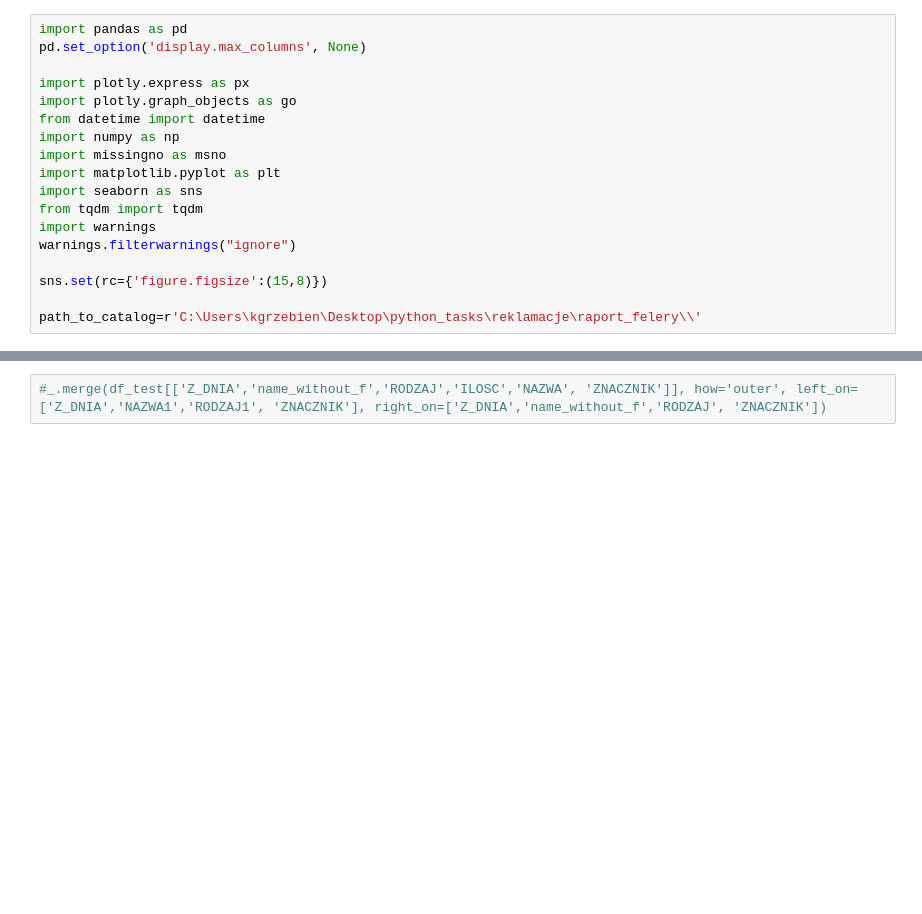
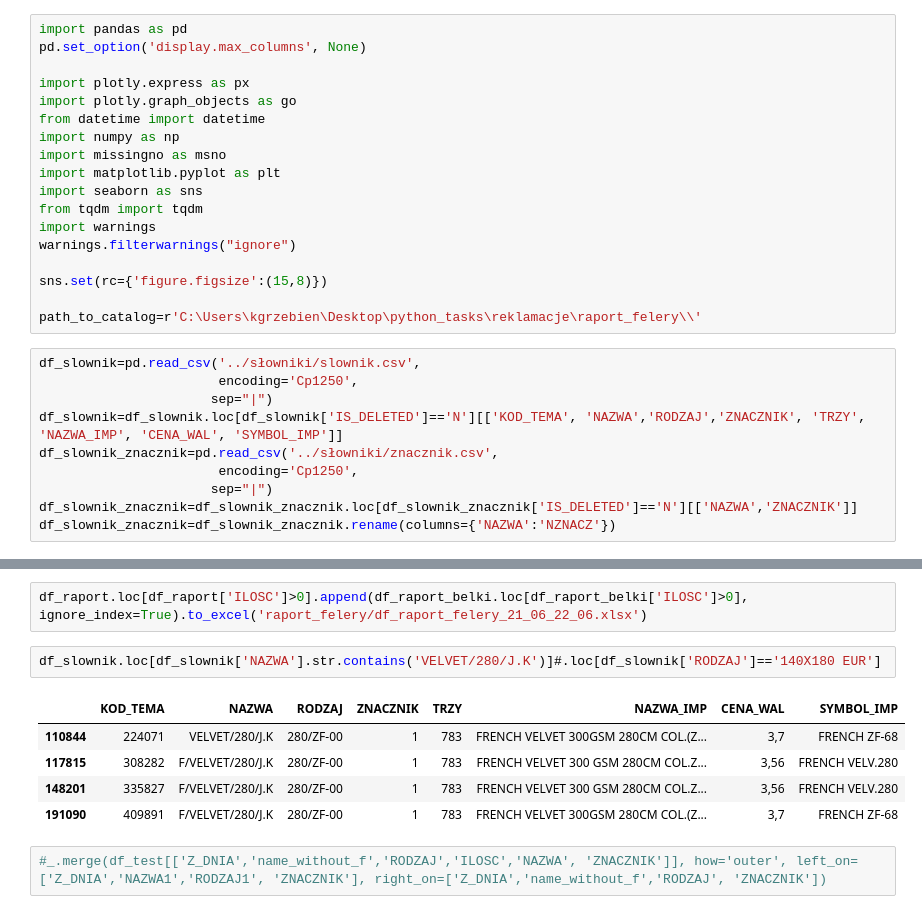
Before and after one commit to plggrzybuch/reklamacje, a Jupyter notebook: raport_felery.ipynb, the cells around one changed output, grey strips where cells are left out. Saved outputs shown, nothing was run; the diff lists cells and outputs as text; blank space fills up the shorter version.

```diff
--- a/raport_felery.ipynb
+++ b/raport_felery.ipynb
@@ -16,6 +16,16 @@ warnings.filterwarnings("ignore")
 sns.set(rc={'figure.figsize':(15,8)})
 
 path_to_catalog=r'C:\Users\kgrzebien\Desktop\python_tasks\reklamacje\raport_felery\\'
+# %%
+df_slownik=pd.read_csv('../słowniki/slownik.csv',
+                       encoding='Cp1250',
+                      sep="|")
+df_slownik=df_slownik.loc[df_slownik['IS_DELETED']=='N'][['KOD_TEMA', 'NAZWA','RODZAJ','ZNACZNIK', 'TRZY', 'NAZWA_IMP', 'CENA_WAL', 'SYMBOL_IMP']]
+df_slownik_znacznik=pd.read_csv('../słowniki/znacznik.csv',
+                       encoding='Cp1250',
+                      sep="|")
+df_slownik_znacznik=df_slownik_znacznik.loc[df_slownik_znacznik['IS_DELETED']=='N'][['NAZWA','ZNACZNIK']]
+df_slownik_znacznik=df_slownik_znacznik.rename(columns={'NAZWA':'NZNACZ'})
 # %%
 def func_read_data(path):
     df=pd.read_csv(path+'.csv',
@@ -121,2 +214,12 @@ _=func_filtr_feler2(df, 'NAZWA1')
+# %%
+df_raport.loc[df_raport['ILOSC']>0].append(df_raport_belki.loc[df_raport_belki['ILOSC']>0], ignore_index=True).to_excel('raport_felery/df_raport_felery_21_06_22_06.xlsx')
+# %%
+df_slownik.loc[df_slownik['NAZWA'].str.contains('VELVET/280/J.K')]#.loc[df_slownik['RODZAJ']=='140X180 EUR']
+# %% [output]
+|  | KOD_TEMA | NAZWA | RODZAJ | ZNACZNIK | TRZY | NAZWA_IMP | CENA_WAL | SYMBOL_IMP |
+| 110844 | 224071 | VELVET/280/J.K | 280/ZF-00 | 1 | 783 | FRENCH VELVET 300GSM 280CM COL.(Z... | 3,7 | FRENCH ZF-68 |
+| 117815 | 308282 | F/VELVET/280/J.K | 280/ZF-00 | 1 | 783 | FRENCH VELVET 300 GSM 280CM COL.Z... | 3,56 | FRENCH VELV.280 |
+| 148201 | 335827 | F/VELVET/280/J.K | 280/ZF-00 | 1 | 783 | FRENCH VELVET 300 GSM 280CM COL.Z... | 3,56 | FRENCH VELV.280 |
+| 191090 | 409891 | F/VELVET/280/J.K | 280/ZF-00 | 1 | 783 | FRENCH VELVET 300GSM 280CM COL.(Z... | 3,7 | FRENCH ZF-68 |
 # %%
 #_.merge(df_test[['Z_DNIA','name_without_f','RODZAJ','ILOSC','NAZWA', 'ZNACZNIK']], how='outer', left_on=['Z_DNIA','NAZWA1','RODZAJ1', 'ZNACZNIK'], right_on=['Z_DNIA','name_without_f','RODZAJ', 'ZNACZNIK'])
```
Also changed, not shown: parts of 18 cells of this notebook.
